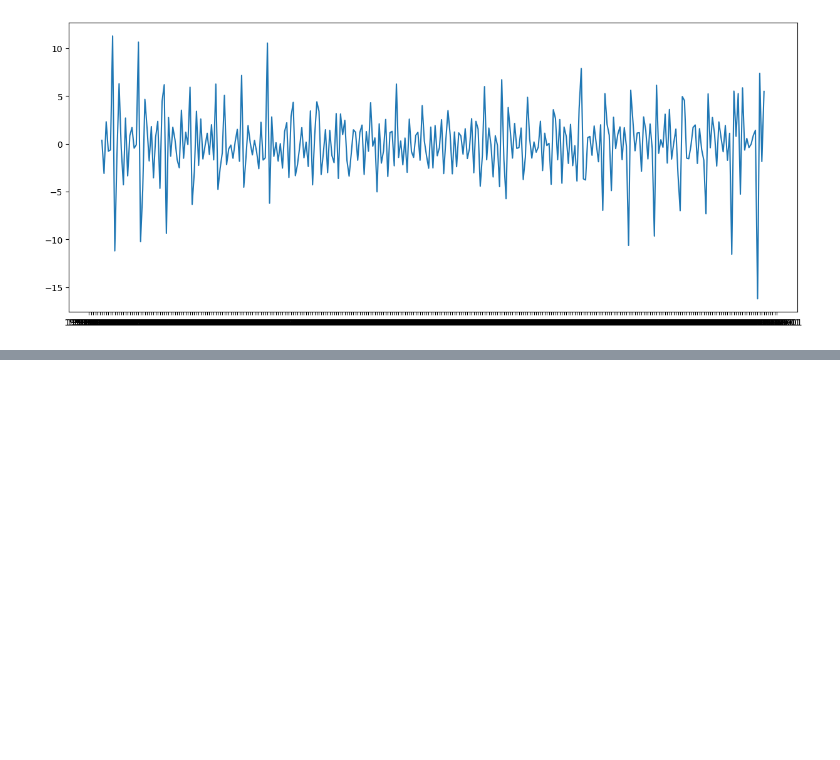
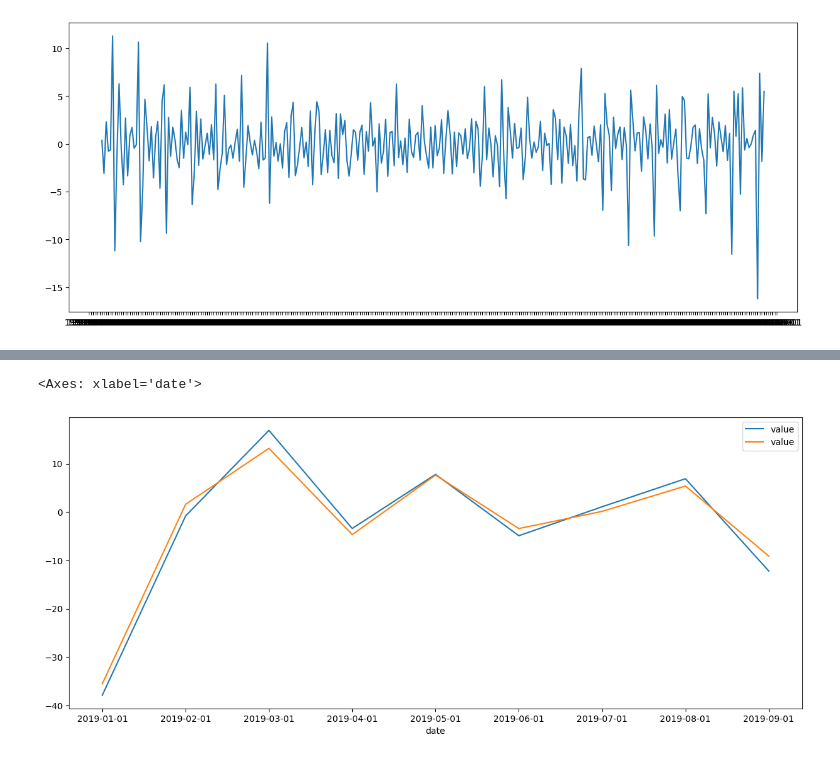
Before and after one commit to VictorChavesz/SerieTemporal, a Jupyter notebook: SerieTemporal.ipynb, the cells around one changed output, grey strips where cells are left out. Drawn from its saved outputs; the diff is of its cells as text; code cells hidden in the pictures; blank space fills up the shorter version.

```diff
--- a/SerieTemporal.ipynb
+++ b/SerieTemporal.ipynb
@@ -62,0 +124,6 @@ pl.plot(ruido)
+# %%
+#visualização em conjunto das previsões com o teste
+pd.concat([test,future_forecast], axis = 1).plot()
+# %% [output]
+<Axes: xlabel='date'>
+[figure, added]
```
Also changed, not shown: parts of 10 cells of this notebook.
